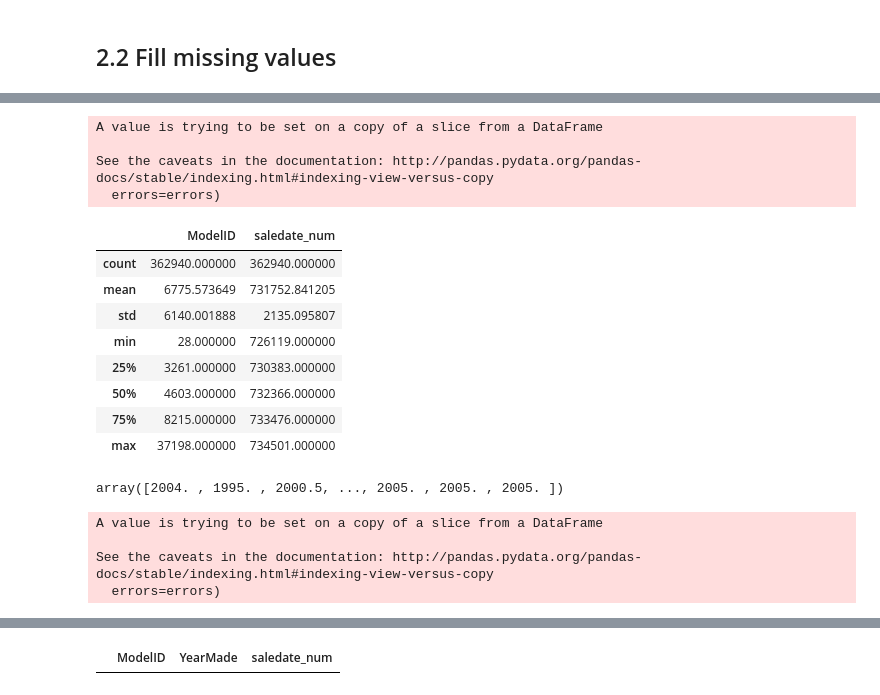
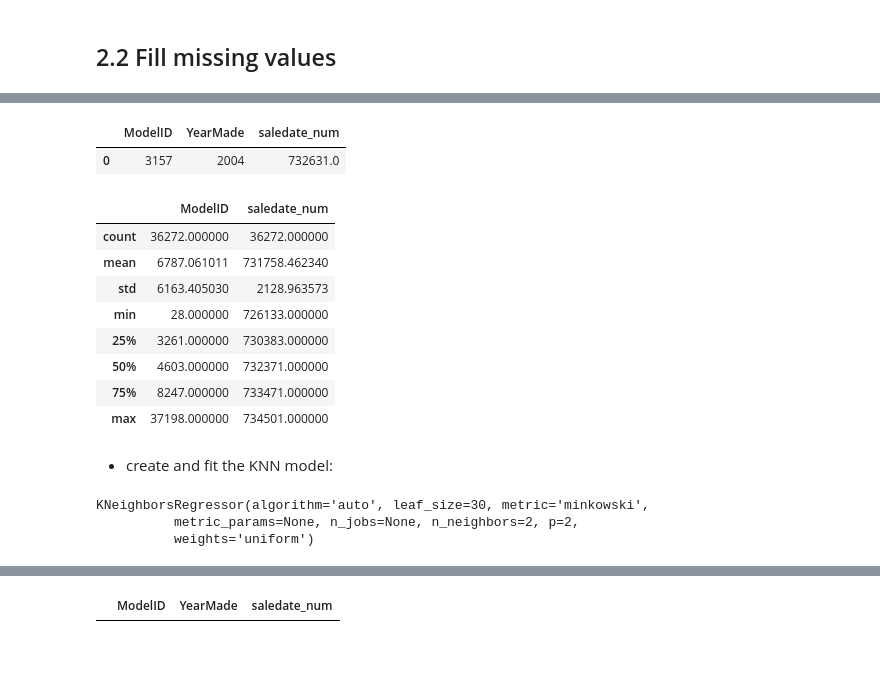
Before and after one commit to j-gd/python_templates, a Jupyter notebook: eda/EDA_template.ipynb, the cells around one changed output, grey strips where cells are left out. Cells and saved outputs as stored; diff of their text form; code cells hidden in the pictures; blank space fills up the shorter version.

```diff
--- a/eda/EDA_template.ipynb
+++ b/eda/EDA_template.ipynb
@@ -8,4 +8,4 @@ import seaborn as sns
 import matplotlib.pyplot as plt
 %matplotlib inline
 # %%
-raw_df = pd.read_csv('data/Train.zip')
+raw_df_full = pd.read_csv('data/Train.zip')
@@ -11,0 +14,2 @@ raw_df = pd.read_csv('data/Train.zip')
+# %%
+raw_df = raw_df_full[::10].reset_index()
@@ -90,4 +106,2 @@ from sklearn.neighbors import KNeighborsRegressor
 # %%
-X_all = raw_df[['ModelID','YearMade']] #produces a DataFrame! type(X)
-X_all.loc[:,'saledate_num'] = pd.Series(dateNum)
-X_all.head()
+X_all = raw_df[['ModelID','YearMade']].copy()                  #produces a DataFrame! type(X)
@@ -106,37 +120,38 @@ See the caveats in the documentation: http://pandas.pydata.org/pandas-docs/stabl
+# %%
+X_all.loc[:,'saledate_num'] = pd.Series(dateNum)
+X_all.head(1)
+# %% [output]
+|  | ModelID | YearMade | saledate_num |
+| 0 | 3157 | 2004 | 732631.0 |
 # %%
-X_train = X_all[X_all['YearMade']>1000]
-y = X_train['YearMade']
-X_train.drop('YearMade',axis=1,inplace=True)
-X_train.describe()
+X_KNN = X_all[X_all['YearMade']>1000].copy()
+y_knn = X_KNN['YearMade']
+X_KNN.drop('YearMade',axis=1,inplace=True)
+X_KNN.describe()
 # %% [output]
-A value is trying to be set on a copy of a slice from a DataFrame
-
-See the caveats in the documentation: http://pandas.pydata.org/pandas-docs/stable/indexing.html#indexing-view-versus-copy
-  errors=errors)
 |  | ModelID | saledate_num |
-| count | 362940.000000 | 362940.000000 |
-| mean | 6775.573649 | 731752.841205 |
-| std | 6140.001888 | 2135.095807 |
-| min | 28.000000 | 726119.000000 |
+| count | 36272.000000 | 36272.000000 |
+| mean | 6787.061011 | 731758.462340 |
+| std | 6163.405030 | 2128.963573 |
+| min | 28.000000 | 726133.000000 |
 | 25% | 3261.000000 | 730383.000000 |
-| 50% | 4603.000000 | 732366.000000 |
-| 75% | 8215.000000 | 733476.000000 |
+| 50% | 4603.000000 | 732371.000000 |
+| 75% | 8247.000000 | 733471.000000 |
 | max | 37198.000000 | 734501.000000 |
+# %% [markdown]
+* create and fit the KNN model:
 # %%
 neigh = KNeighborsRegressor(n_neighbors=2)
-neigh.fit(X_train, y)
+neigh.fit(X_KNN, y_knn)
 
-neigh.predict(X_train)
+# neigh.predict(X_KNN)
 # %% [output]
-array([2004. , 1995. , 2000.5, ..., 2005. , 2005. , 2005. ])
+KNeighborsRegressor(algorithm='auto', leaf_size=30, metric='minkowski',
+          metric_params=None, n_jobs=None, n_neighbors=2, p=2,
+          weights='uniform')
 # %%
-X_to_fill = X_all[X_all['YearMade'] <= 1000]
+X_to_fill = X_all[X_all['YearMade'] <= 1000].copy()
 X_to_fill.drop('YearMade',axis=1,inplace=True)
-# %% [output]
-A value is trying to be set on a copy of a slice from a DataFrame
-
-See the caveats in the documentation: http://pandas.pydata.org/pandas-docs/stable/indexing.html#indexing-view-versus-copy
-  errors=errors)
 # %%
 year_predicted = neigh.predict(X_to_fill)
 # %%
```
Also changed, not shown: parts of 29 cells of this notebook.
